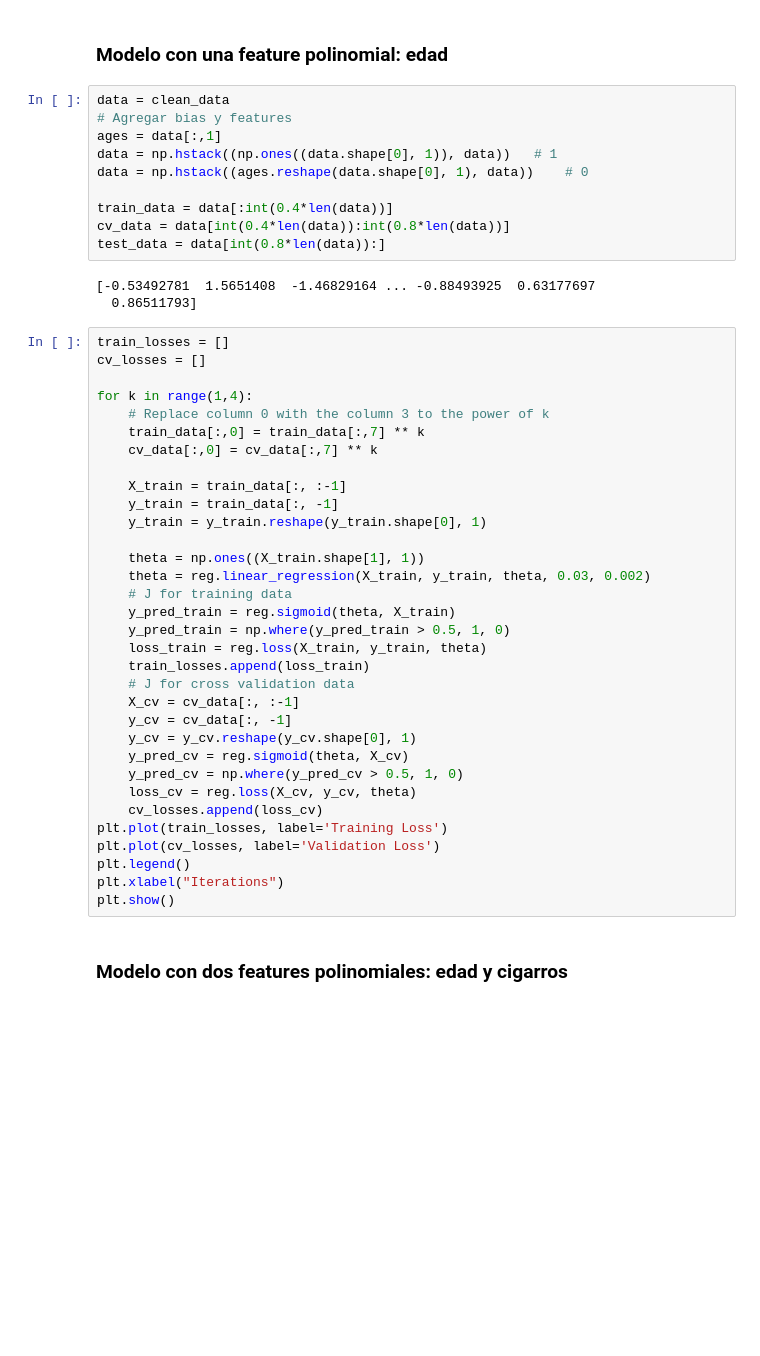
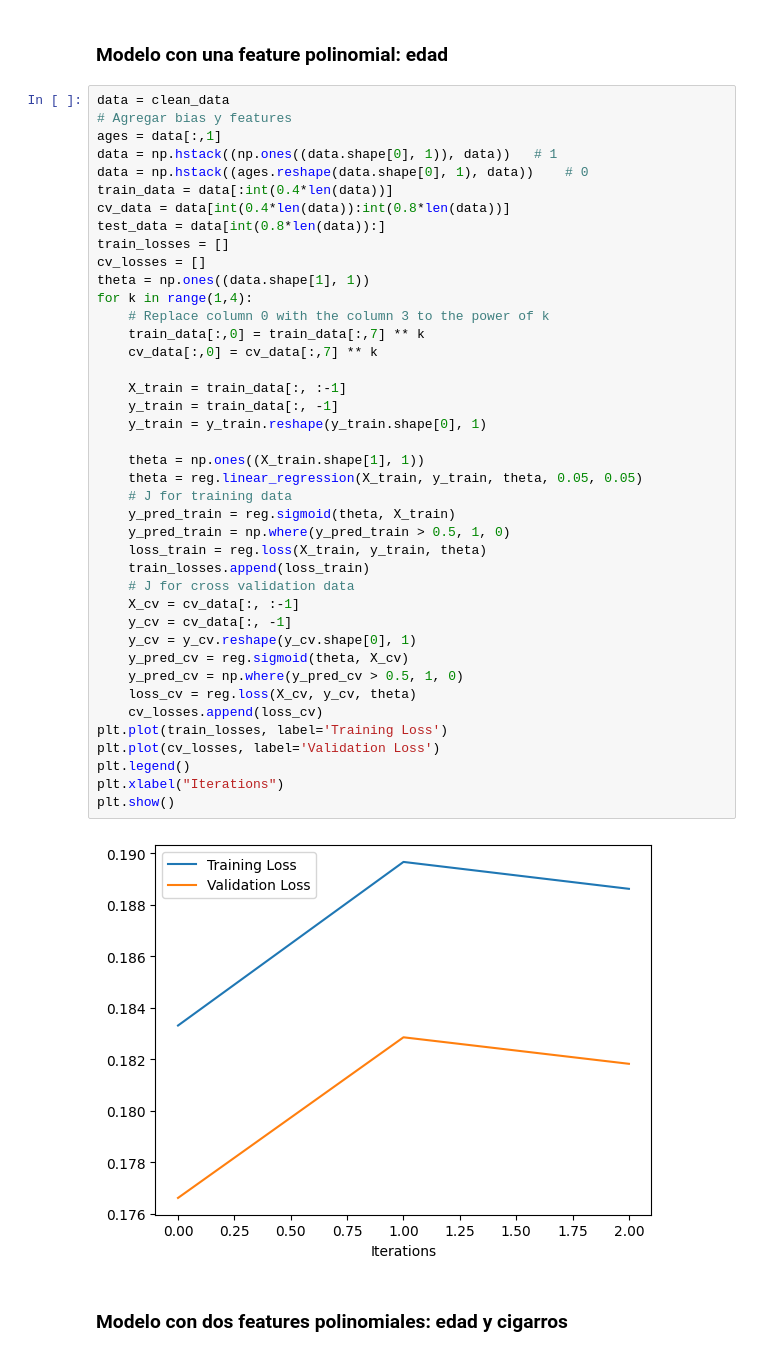
Before and after one commit to guillermoSb/uvg_2023_ia_lab04, a Jupyter notebook: Laboratorio 04 - Regresión Logistica.ipynb, the cells around one changed output. Cells and saved outputs as stored; diff of their text form; blank space fills up the shorter version.

Commit message:
Progress on regression

```diff
--- a/Laboratorio 04 - Regresión Logistica.ipynb
+++ b/Laboratorio 04 - Regresión Logistica.ipynb
@@ -28,52 +28,49 @@ for i in range(clean_data.shape[1] - 1):
 ## Task 2.2 - Ajustar un modelo logistico plinomial
 # %% [markdown]
 ### Modelo con una feature polinomial: edad
-# %%
-data = clean_data
-# Agregar bias y features
-ages = data[:,1]
-data = np.hstack((np.ones((data.shape[0], 1)), data))	# 1
-data = np.hstack((ages.reshape(data.shape[0], 1), data))	# 0
-
-train_data = data[:int(0.4*len(data))]
-cv_data = data[int(0.4*len(data)):int(0.8*len(data))]
-test_data = data[int(0.8*len(data)):]
-# %% [output]
-[-0.53492781  1.5651408  -1.46829164 ... -0.88493925  0.63177697
-  0.86511793]
 # %%
+data = clean_data
+# Agregar bias y features
+ages = data[:,1]
+data = np.hstack((np.ones((data.shape[0], 1)), data))	# 1
+data = np.hstack((ages.reshape(data.shape[0], 1), data))	# 0
+train_data = data[:int(0.4*len(data))]
+cv_data = data[int(0.4*len(data)):int(0.8*len(data))]
+test_data = data[int(0.8*len(data)):]
 train_losses = []
 cv_losses = []
-
+theta = np.ones((data.shape[1], 1))
 for k in range(1,4):
 	# Replace column 0 with the column 3 to the power of k
 	train_data[:,0] = train_data[:,7] ** k
 	cv_data[:,0] = cv_data[:,7] ** k
 
 	X_train = train_data[:, :-1]
 	y_train = train_data[:, -1]
 	y_train = y_train.reshape(y_train.shape[0], 1)
 
 	theta = np.ones((X_train.shape[1], 1))
-	theta = reg.linear_regression(X_train, y_train, theta, 0.03, 0.002)
+	theta = reg.linear_regression(X_train, y_train, theta, 0.05, 0.05)
 	# J for training data
 	y_pred_train = reg.sigmoid(theta, X_train)
 	y_pred_train = np.where(y_pred_train > 0.5, 1, 0)
 	loss_train = reg.loss(X_train, y_train, theta)
 	train_losses.append(loss_train)
 	# J for cross validation data
 	X_cv = cv_data[:, :-1]
 	y_cv = cv_data[:, -1]
 	y_cv = y_cv.reshape(y_cv.shape[0], 1)
 	y_pred_cv = reg.sigmoid(theta, X_cv)
 	y_pred_cv = np.where(y_pred_cv > 0.5, 1, 0)
 	loss_cv = reg.loss(X_cv, y_cv, theta)
 	cv_losses.append(loss_cv)
 plt.plot(train_losses, label='Training Loss')
 plt.plot(cv_losses, label='Validation Loss')
 plt.legend()
 plt.xlabel("Iterations")
 plt.show()
+# %% [output]
+[figure, added]
 # %% [markdown]
 ### Modelo con dos features polinomiales: edad y cigarros
 # %%
```
Also changed, not shown: parts of 3 cells of this notebook, 1 other file.
